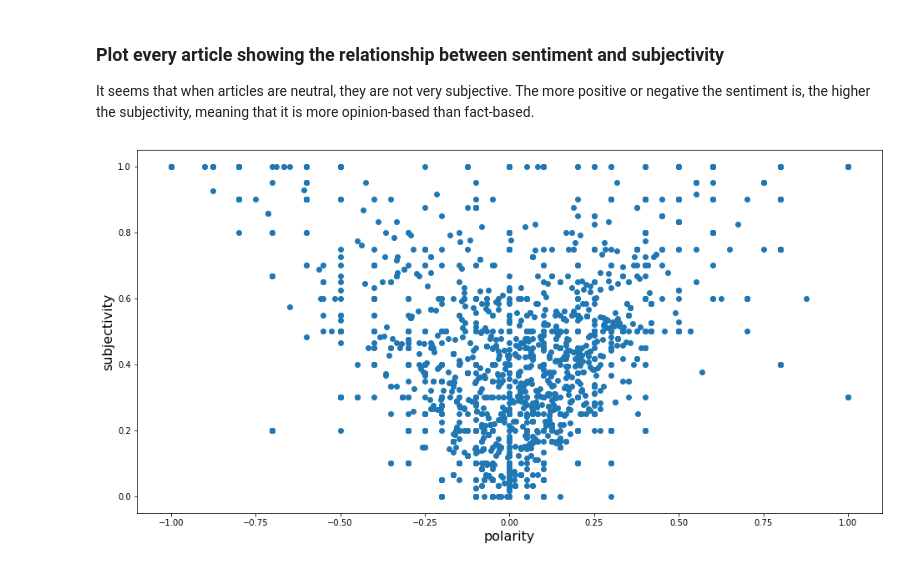
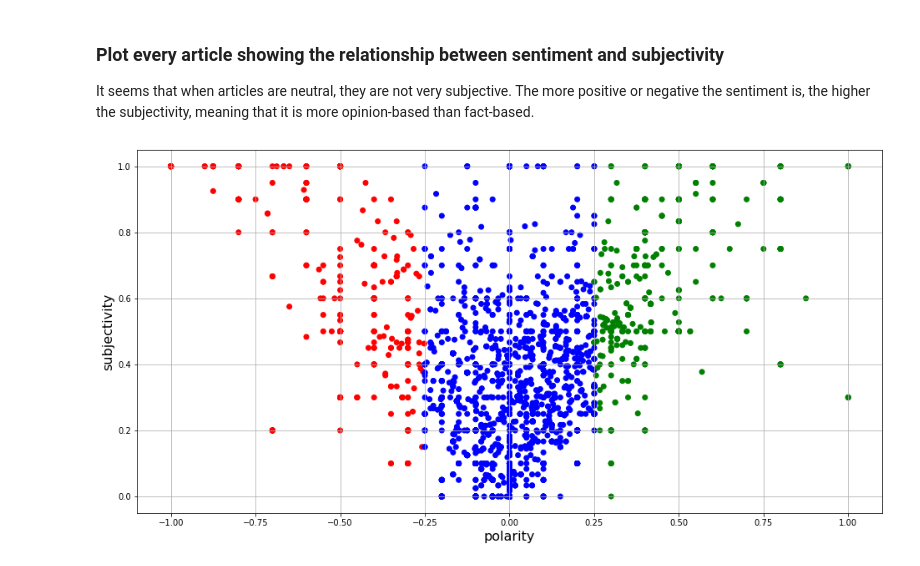
Before and after one commit to MarkyMan4/news-nlp-analysis, a Jupyter notebook: notebooks/headline_sentiment.ipynb, the cells around one changed output. Drawn from its saved outputs; the diff is of its cells as text; code cells hidden in the pictures.

Commit message:
color code sentiment plot

```diff
--- a/notebooks/headline_sentiment.ipynb
+++ b/notebooks/headline_sentiment.ipynb
@@ -146,10 +146,21 @@ sorted_df = df.sort_values('polarity')
 ### Plot every article showing the relationship between sentiment and subjectivity
 It seems that when articles are neutral, they are not very subjective. The more positive or negative the sentiment is, the higher the subjectivity, meaning that it is more opinion-based than fact-based.
 # %%
+# plot negative sentiment red, neutral blue, positive green
+colors = []
+for p in sorted_df['polarity']:
+    if p < -0.25:
+        colors.append('red')
+    elif p > 0.25:
+        colors.append('green')
+    else:
+        colors.append('blue')
+
 plt.figure(figsize=(16,8))
-plt.scatter(sorted_df['polarity'], sorted_df['subjectivity'])
+plt.scatter(sorted_df['polarity'], sorted_df['subjectivity'], color=colors)
 plt.xlabel('polarity', fontsize=16)
 plt.ylabel('subjectivity', fontsize=16)
+plt.grid()
 plt.show()
 # %% [output]
-[figure, old version]
+[figure, new version]
```
